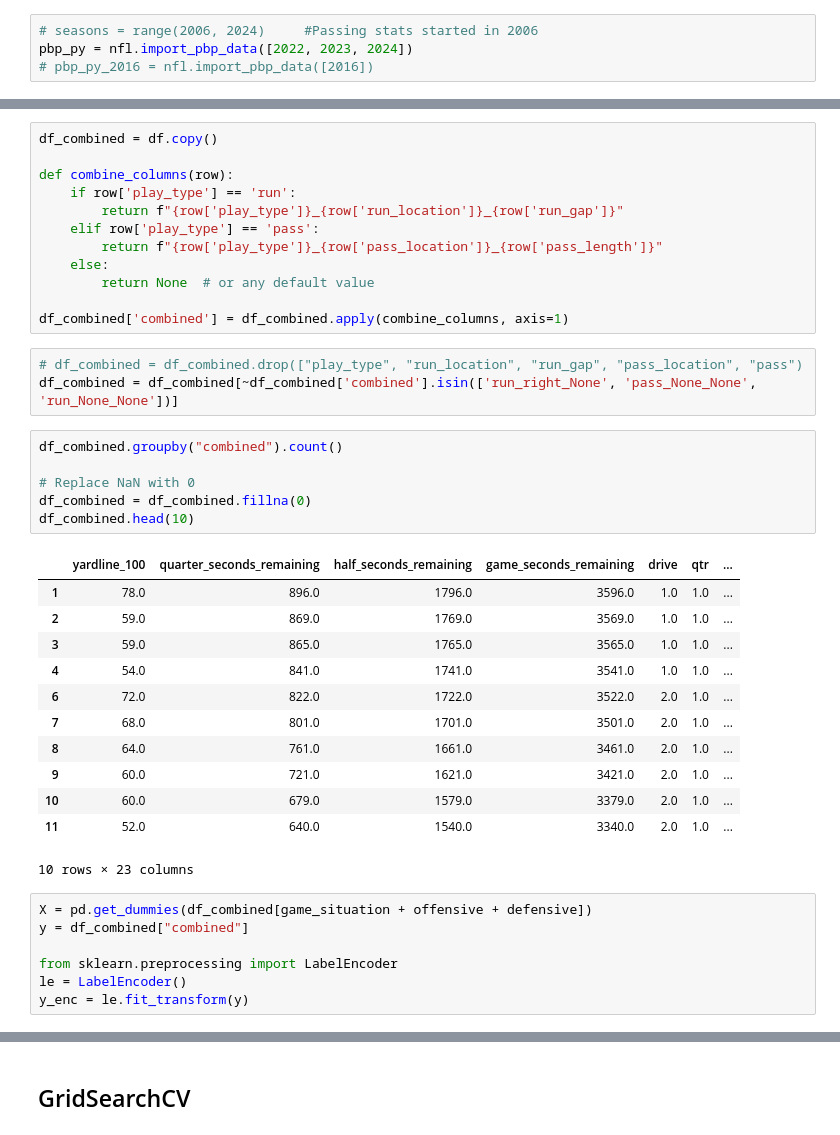
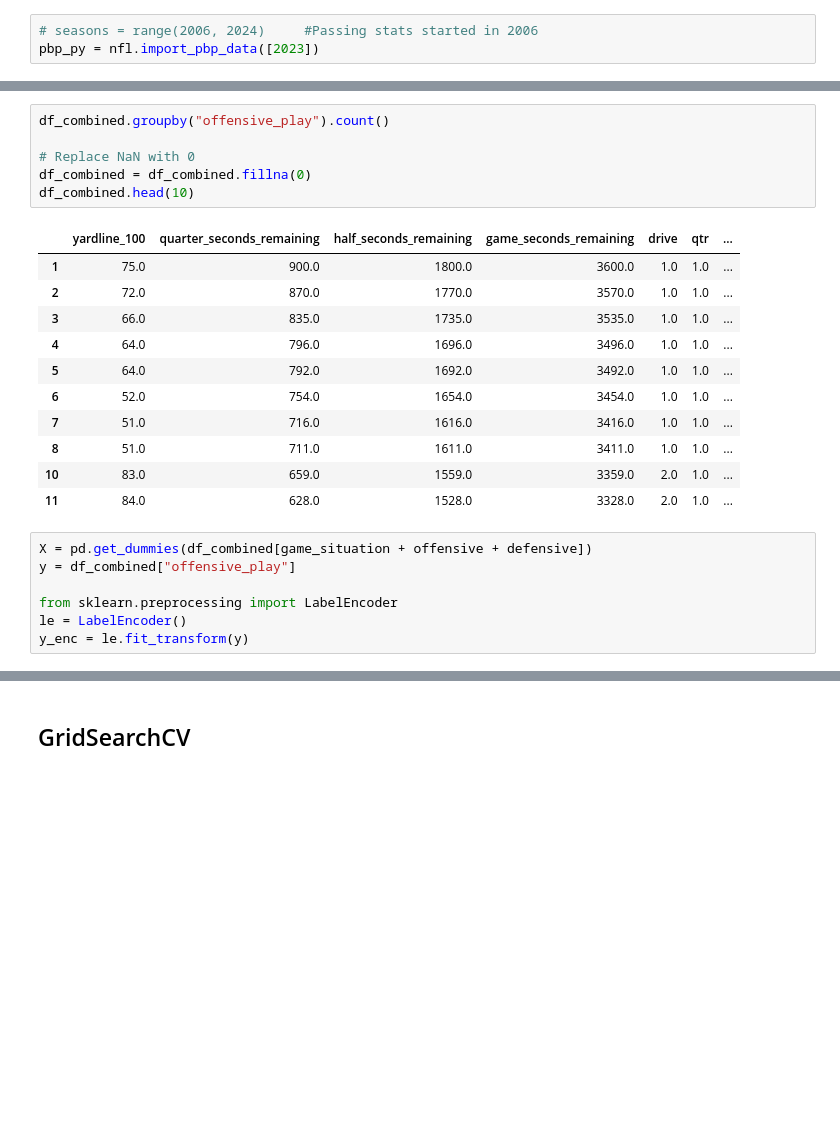
Before and after one commit to abonsted/CS426_Project, a Jupyter notebook: random_forest_classifier_model.ipynb, the cells around one changed output, grey strips where cells are left out. Saved outputs shown, nothing was run; the diff lists cells and outputs as text; blank space fills up the shorter version.

```diff
--- a/random_forest_classifier_model.ipynb
+++ b/random_forest_classifier_model.ipynb
@@ -11,6 +13,5 @@ from sklearn.ensemble import RandomForestClassifier
 from sklearn.metrics import classification_report
 # %%
 # seasons = range(2006, 2024)     #Passing stats started in 2006
-pbp_py = nfl.import_pbp_data([2022, 2023, 2024])
-# pbp_py_2016 = nfl.import_pbp_data([2016])
+pbp_py = nfl.import_pbp_data([2023])
 # %% [output]
@@ -48,40 +57,24 @@ len(df)
-# %%
-df_combined = df.copy()
-
-def combine_columns(row):
-    if row['play_type'] == 'run':
-        return f"{row['play_type']}_{row['run_location']}_{row['run_gap']}"
-    elif row['play_type'] == 'pass':
-        return f"{row['play_type']}_{row['pass_location']}_{row['pass_length']}"
-    else:
-        return None  # or any default value
-
-df_combined['combined'] = df_combined.apply(combine_columns, axis=1)
-# %%
-# df_combined = df_combined.drop(["play_type", "run_location", "run_gap", "pass_location", "pass")
-df_combined = df_combined[~df_combined['combined'].isin(['run_right_None', 'pass_None_None', 'run_None_None'])]
 # %%
-df_combined.groupby("combined").count()
+df_combined.groupby("offensive_play").count()
 
 # Replace NaN with 0
 df_combined = df_combined.fillna(0)
 df_combined.head(10)
 # %% [output]
 |  | yardline_100 | quarter_seconds_remaining | half_seconds_remaining | game_seconds_remaining | drive | qtr | ... |
-| 1 | 78.0 | 896.0 | 1796.0 | 3596.0 | 1.0 | 1.0 | ... |
-| 2 | 59.0 | 869.0 | 1769.0 | 3569.0 | 1.0 | 1.0 | ... |
-| 3 | 59.0 | 865.0 | 1765.0 | 3565.0 | 1.0 | 1.0 | ... |
-| 4 | 54.0 | 841.0 | 1741.0 | 3541.0 | 1.0 | 1.0 | ... |
-| 6 | 72.0 | 822.0 | 1722.0 | 3522.0 | 2.0 | 1.0 | ... |
-| 7 | 68.0 | 801.0 | 1701.0 | 3501.0 | 2.0 | 1.0 | ... |
-| 8 | 64.0 | 761.0 | 1661.0 | 3461.0 | 2.0 | 1.0 | ... |
-| 9 | 60.0 | 721.0 | 1621.0 | 3421.0 | 2.0 | 1.0 | ... |
-| 10 | 60.0 | 679.0 | 1579.0 | 3379.0 | 2.0 | 1.0 | ... |
-| 11 | 52.0 | 640.0 | 1540.0 | 3340.0 | 2.0 | 1.0 | ... |
+| 1 | 75.0 | 900.0 | 1800.0 | 3600.0 | 1.0 | 1.0 | ... |
+| 2 | 72.0 | 870.0 | 1770.0 | 3570.0 | 1.0 | 1.0 | ... |
+| 3 | 66.0 | 835.0 | 1735.0 | 3535.0 | 1.0 | 1.0 | ... |
+| 4 | 64.0 | 796.0 | 1696.0 | 3496.0 | 1.0 | 1.0 | ... |
+| 5 | 64.0 | 792.0 | 1692.0 | 3492.0 | 1.0 | 1.0 | ... |
+| 6 | 52.0 | 754.0 | 1654.0 | 3454.0 | 1.0 | 1.0 | ... |
+| 7 | 51.0 | 716.0 | 1616.0 | 3416.0 | 1.0 | 1.0 | ... |
+| 8 | 51.0 | 711.0 | 1611.0 | 3411.0 | 1.0 | 1.0 | ... |
+| 10 | 83.0 | 659.0 | 1559.0 | 3359.0 | 2.0 | 1.0 | ... |
+| 11 | 84.0 | 628.0 | 1528.0 | 3328.0 | 2.0 | 1.0 | ... |
-10 rows × 23 columns
 # %%
 X = pd.get_dummies(df_combined[game_situation + offensive + defensive])
-y = df_combined["combined"]
+y = df_combined["offensive_play"]
 
 from sklearn.preprocessing import LabelEncoder
 le = LabelEncoder()
```
Also changed, not shown: parts of 13 cells of this notebook, 2 other files.
